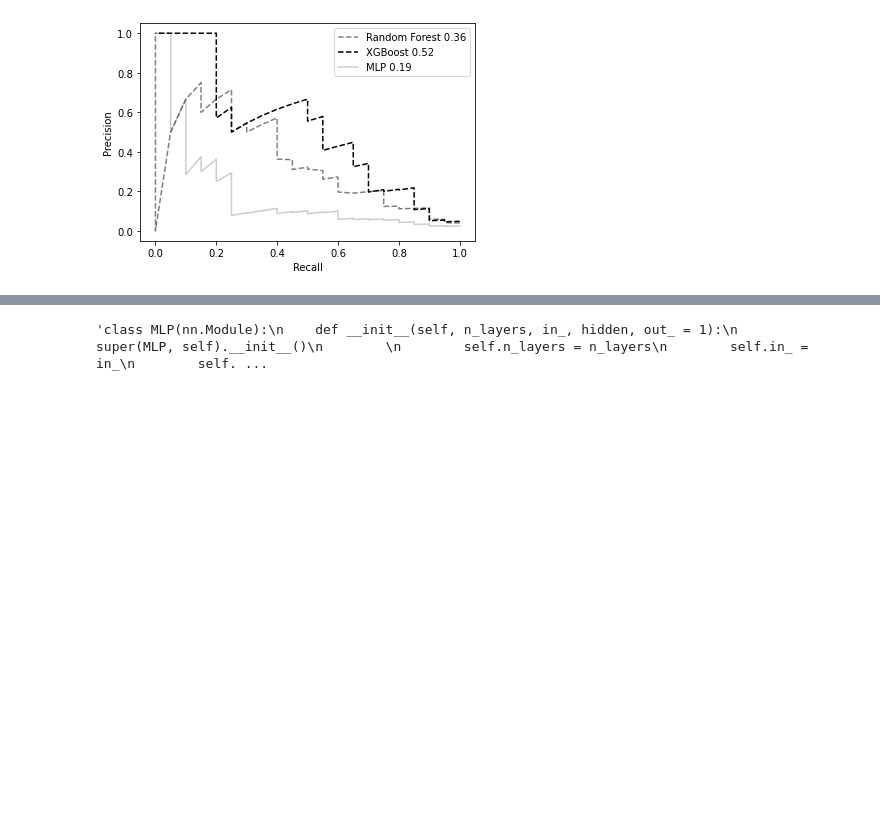
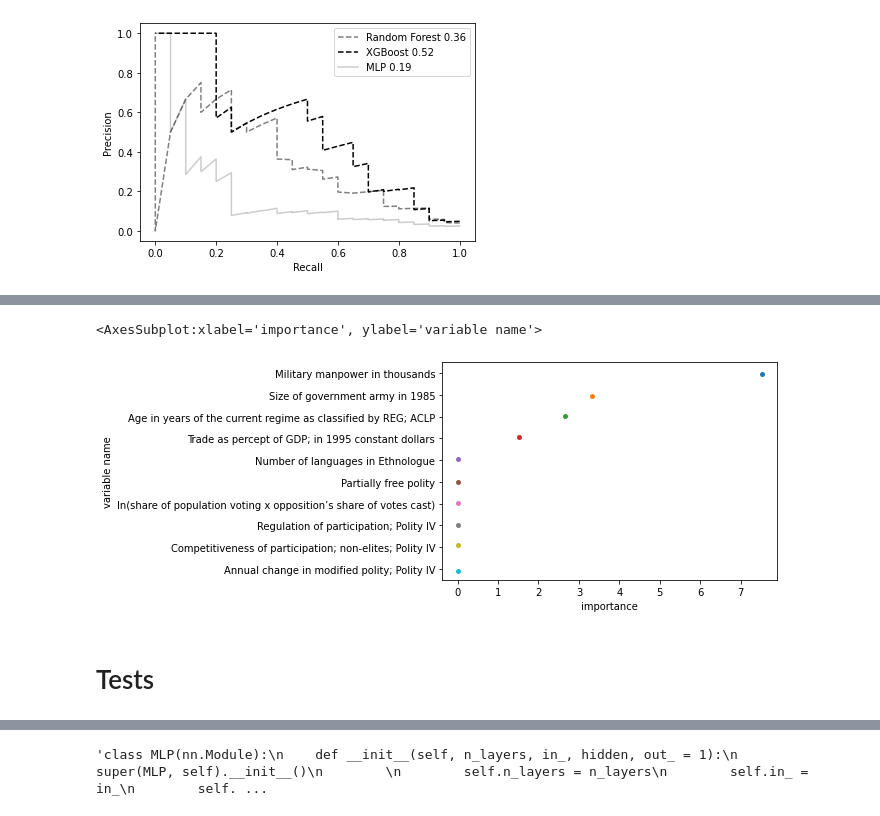
Before and after one commit to epfl-ada/ada-2020-project-milestone-p3-p3_navaja, a Jupyter notebook: extension_report.ipynb, the cells around one changed output, grey strips where cells are left out. Cells and saved outputs as stored; diff of their text form; code cells hidden in the pictures; blank space fills up the shorter version.

```diff
--- a/extension_report.ipynb
+++ b/extension_report.ipynb
@@ -218,0 +357,8 @@ plt.show()
+# %%
+grid_nn = grid
+# %%
+X_train, X_test, y_train, y_test = train_test_split(X, y, test_size=0.15, random_state=seed)
+y_pred = grid_nn.predict(X_test)
+
+MAE_base = mean_absolute_error(y_test,y_pred)
+print(MAE_base)
@@ -218,0 +367,15 @@ plt.show()
+# %%
+np.random.seed(seed)
+n_turn = 200
+importance_NN = np.zeros((n_turn, np.shape(X_test)[1]))
+
+for i in range(n_turn):
+    X_test_shuff = np.copy(X_test)
+    np.random.shuffle(X_test_shuff,)
+
+    for j in range(np.shape(X_test)[1]):
+        X_test_imp = np.copy(X_test)
+        X_test_imp[:,j] = X_test_shuff[:,j]
+        y_pred = grid_nn.predict(X_test_imp)
+        MAE_shuff = mean_absolute_error(y_test,y_pred)
+        importance_NN[i,j] = (MAE_shuff - MAE_base)/MAE_base*100
@@ -218,0 +404,11 @@ plt.show()
+# %%
+feat_imp_score = np.mean(importance_NN, axis=0)
+importance = pd.DataFrame(data = np.transpose([rf_cols, var_names,feat_imp_score]), columns=["variable shortcut", "variable name", "importance"])
+importance = importance.astype({'importance': 'float'})
+importance = importance.sort_values("importance",ascending=False)
+sns.stripplot(x="importance", y="variable name", data=importance.iloc[:10,:])
+# %% [output]
+<AxesSubplot:xlabel='importance', ylabel='variable name'>
+[figure, added]
+# %% [markdown]
+# Tests
```
Also changed, not shown: parts of 21 cells of this notebook.
